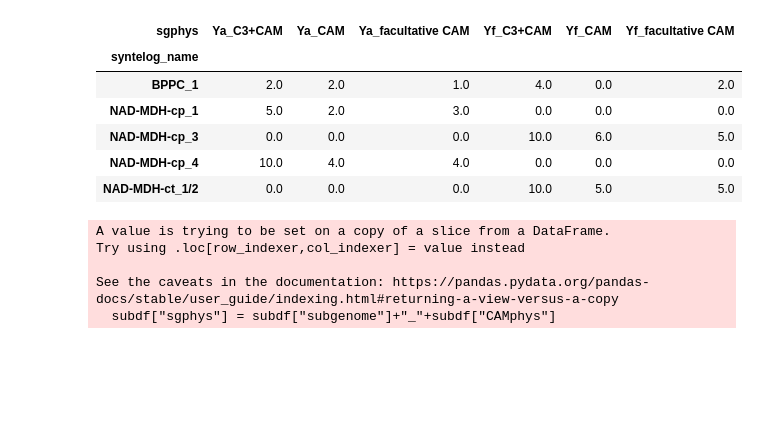
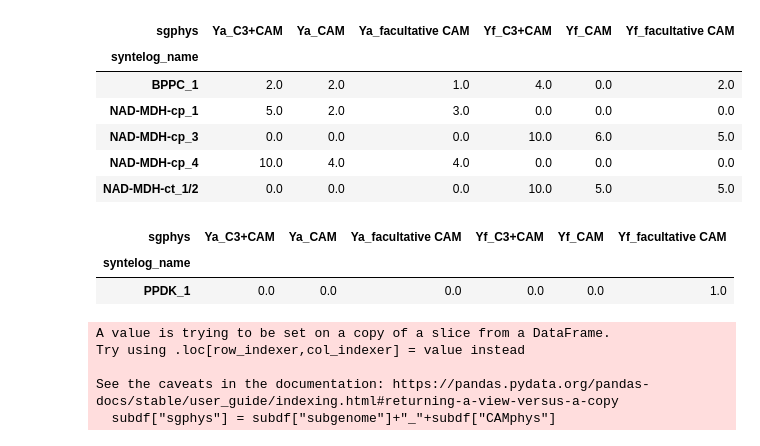
Before and after one commit to achpardo/yucca-genomics, a Jupyter notebook: differential_expression/ase_rerun_gttreat_results.ipynb, the cells around one changed output. Cells and saved outputs as stored; diff of their text form; code cells hidden in the pictures; blank space fills up the shorter version.

```diff
--- a/differential_expression/ase_rerun_gttreat_results.ipynb
+++ b/differential_expression/ase_rerun_gttreat_results.ipynb
@@ -356,6 +356,12 @@ See the caveats in the documentation: https://pandas.pydata.org/pandas-docs/stab
 | NAD-MDH-cp_3 | 0.0 | 0.0 | 0.0 | 10.0 | 6.0 | 5.0 |
 | NAD-MDH-cp_4 | 10.0 | 4.0 | 4.0 | 0.0 | 0.0 | 0.0 |
 | NAD-MDH-ct_1/2 | 0.0 | 0.0 | 0.0 | 10.0 | 5.0 | 5.0 |
+# %%
+wplot[wplot.index=="PPDK_1"]
+# %% [output]
+| sgphys | Ya_C3+CAM | Ya_CAM | Ya_facultative CAM | Yf_C3+CAM | Yf_CAM | Yf_facultative CAM |
+| syntelog_name |  |  |  |  |  |  |
+| PPDK_1 | 0.0 | 0.0 | 0.0 | 0.0 | 0.0 | 1.0 |
 # %%
 dplot = plotdata("D")
 # %% [output]
```
Also changed, not shown: parts of 13 cells of this notebook.
